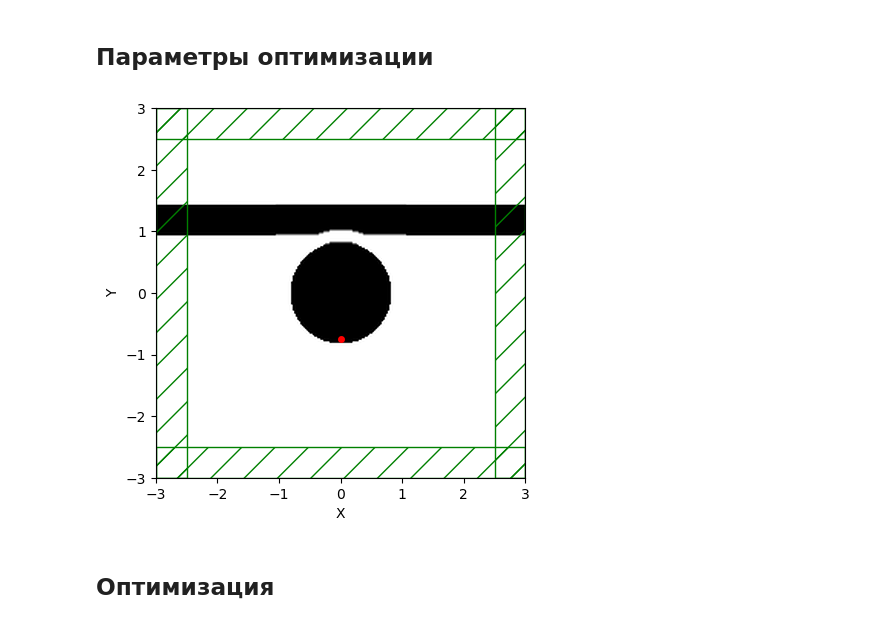
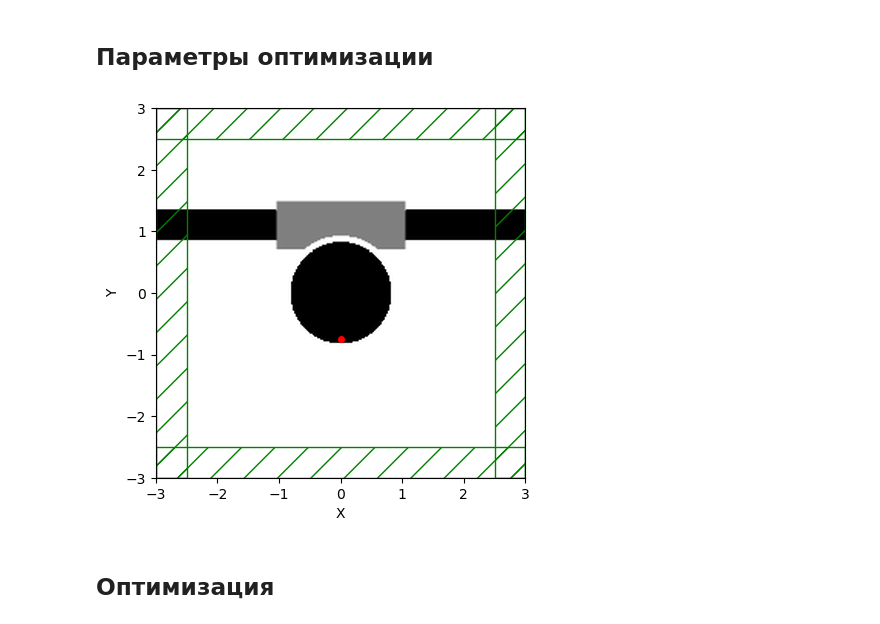
Before and after one commit to rangiferina/WGM_adjoint, a Jupyter notebook: WGM.ipynb, the cells around one changed output. Drawn from its saved outputs; the diff is of its cells as text; code cells hidden in the pictures.

```diff
--- a/WGM.ipynb
+++ b/WGM.ipynb
@@ -9,10 +9,11 @@ import autograd.numpy as npa
 from autograd import tensor_jacobian_product
 import os
 
+
 mp.verbosity(0)
 cmap = 'RdBu' # цветовая гамма графиков
-foldername = 'inf beta single freq d200-175'
-file_name='min_gap_175'
+foldername = 'fin beta single freq d100'
+file_name='min_gap_100'
 os.makedirs(foldername, exist_ok=True)
 '''Физические параметры'''
 Si = 3.4
@@ -25,8 +26,8 @@ nf_opt = 1
 df_opt = 0.03
 
 angle = 45 # угол между краями углубления и центром диска (градусы)
-distance = 0.2 # расстояние между краями диска и волновода (микроны)
-distance_min = 0.2
+distance = 0.1 # расстояние между краями диска и волновода (микроны)
+distance_min = 0.1
 
 wg_width = 0.5 # waveguide width (micron)
 wg_center_y_f = lambda a, d: (r+d)*np.cos(np.radians(a/2)) + wg_width/2
@@ -253,8 +254,11 @@ def mapping(x, eta, beta):
         design_region_resolution,
     )
     # projection
-    #projected_field = mpa.tanh_projection(filtered_field, beta, eta).flatten()
-    projected_field = mpa.smoothed_projection(filtered_field, beta, eta, design_region_resolution)
+    if beta == np.inf:
+        projected_field = mpa.smoothed_projection(filtered_field, beta, eta, design_region_resolution)
+    else:
+        projected_field = mpa.tanh_projection(filtered_field, beta, eta)
+
     projected_field = npa.where(Si_mask,1,projected_field)
     projected_field = npa.where(air_mask,0,projected_field)
 
@@ -284,40 +288,41 @@ Fields_in = mpa.FourierFields(sim,
 Fields_out = [mpa.FourierFields(sim,
                                 mp.Volume(**args),
                                 component=mp.Ez) for args in regions['out']]
 
 
 obj_args = [Fields_in, *Fields_out]
 
 
 def J(dft_in, side_down, side_up, bottom, top):
     dft_all = npa.concatenate((side_down, side_up, bottom, top), axis=1)
     # Усреднение по координатам
     power_in = npa.mean(npa.absolute(dft_in)**2, axis=1)
     power_out = npa.mean(npa.absolute(dft_all)**2, axis=1)
     return npa.mean(power_in)/npa.mean(power_out)
 
 opt = mpa.OptimizationProblem(
     simulation=sim,
     objective_functions=[J],
     objective_arguments=obj_args,
     design_regions=[design_region],
     fcen=1/maximum_wl,
     df=df_opt,
     nf=nf_opt,
     maximum_run_time=2000,
 )
 
 plt.figure()
-initial_config = np.zeros((Nx * Ny,))
-initial_config = npa.where(wg_mask.flatten(), 1 ,initial_config) #WG
-initial_config = npa.where(circle_pad_mask_init.flatten(), 0 ,initial_config) #pad around disk (distance)
-initial_config = npa.where(circle_mask.flatten(), 1 ,initial_config) #pad around disk (distance)
-opt.update_design([initial_config])
-#opt.update_design([mapping(initial_config, eta_i, np.inf)])
+# initial_config = np.zeros((Nx * Ny,))
+# initial_config = npa.where(wg_mask.flatten(), 1 ,initial_config) #WG
+# initial_config = npa.where(circle_pad_mask_init.flatten(), 0 ,initial_config) #pad around disk (distance)
+# initial_config = npa.where(circle_mask.flatten(), 1 ,initial_config) #pad around disk (distance)
+
+initial_config = np.ones((Nx*Ny,)) * 0.5
+opt.update_design([mapping(initial_config, eta_i, 128)])
 opt.plot2D(False)
 plt.show()
 # %% [output]
-[figure, old version]
+[figure, new version]
 # %%
 # single iteration
 #f0, dJ = opt()
```
Also changed, not shown: parts of 8 cells of this notebook.
